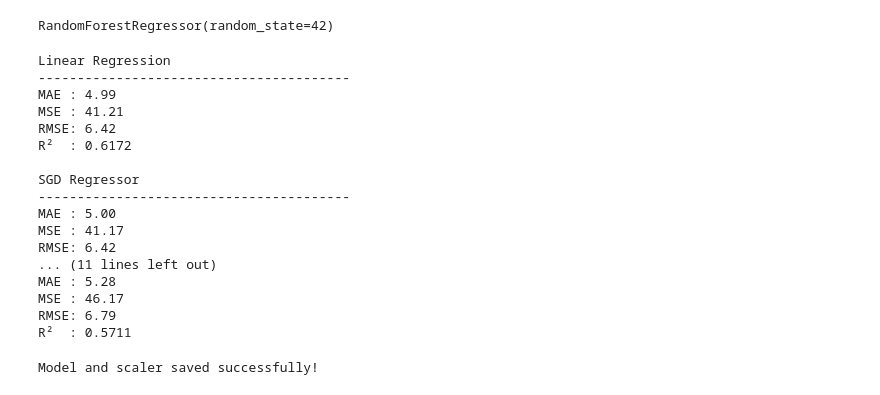
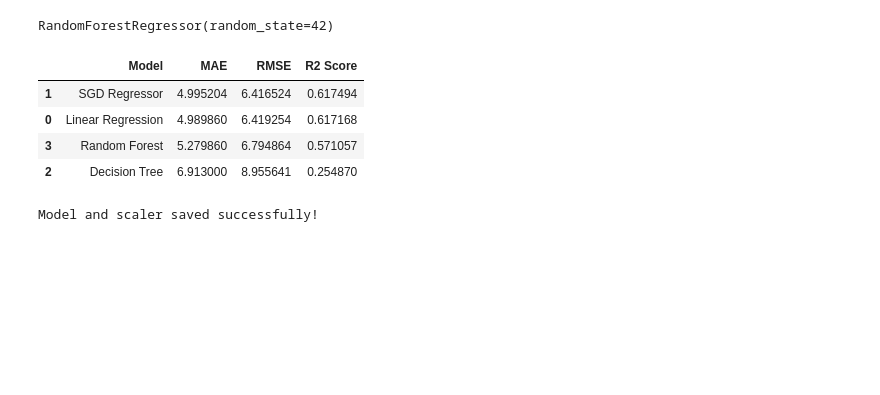
Before and after one commit to AHIRWE1/linear_regression_model, a Jupyter notebook: Multivariate.ipynb, the cells around one changed output. Drawn from its saved outputs; the diff is of its cells as text; code cells hidden in the pictures; blank space fills up the shorter version.

Commit message:
Complete Task 1: student performance regression model

```diff
--- a/Multivariate.ipynb
+++ b/Multivariate.ipynb
@@ -284,32 +304,39 @@ def evaluate_model(name, y_true, predictions):
     print(f"MSE : {mse:.2f}")
     print(f"RMSE: {rmse:.2f}")
     print(f"R²  : {r2:.4f}")
-# %%
-evaluate_model("Linear Regression", y_test, linear_pred)
-
-evaluate_model("SGD Regressor", y_test, sgd_pred)
-
-evaluate_model("Decision Tree", y_test, tree_pred)
-
-evaluate_model("Random Forest", y_test, forest_pred)
-# %% [output]
-Linear Regression
-----------------------------------------
-MAE : 4.99
-MSE : 41.21
-RMSE: 6.42
-R²  : 0.6172
-
-SGD Regressor
-----------------------------------------
-MAE : 5.00
-MSE : 41.17
-RMSE: 6.42
-... (11 lines left out)
-MAE : 5.28
-MSE : 46.17
-RMSE: 6.79
-R²  : 0.5711
+# %%
+results = pd.DataFrame({
+    "Model": ["Linear Regression",
+              "SGD Regressor",
+              "Decision Tree",
+              "Random Forest"],
+    "MAE": [
+        mean_absolute_error(y_test, linear_pred),
+        mean_absolute_error(y_test, sgd_pred),
+        mean_absolute_error(y_test, tree_pred),
+        mean_absolute_error(y_test, forest_pred)
+    ],
+    "RMSE": [
+        np.sqrt(mean_squared_error(y_test, linear_pred)),
+        np.sqrt(mean_squared_error(y_test, sgd_pred)),
+        np.sqrt(mean_squared_error(y_test, tree_pred)),
+        np.sqrt(mean_squared_error(y_test, forest_pred))
+    ],
+    "R2 Score": [
+        r2_score(y_test, linear_pred),
+        r2_score(y_test, sgd_pred),
+        r2_score(y_test, tree_pred),
+        r2_score(y_test, forest_pred)
+    ]
+})
+
+results.sort_values(by="R2 Score", ascending=False)
+# %% [output]
+|  | Model | MAE | RMSE | R2 Score |
+| 1 | SGD Regressor | 4.995204 | 6.416524 | 0.617494 |
+| 0 | Linear Regression | 4.989860 | 6.419254 | 0.617168 |
+| 3 | Random Forest | 5.279860 | 6.794864 | 0.571057 |
+| 2 | Decision Tree | 6.913000 | 8.955641 | 0.254870 |
 # %%
 import joblib
 
```
Also changed, not shown: parts of 11 cells of this notebook.
